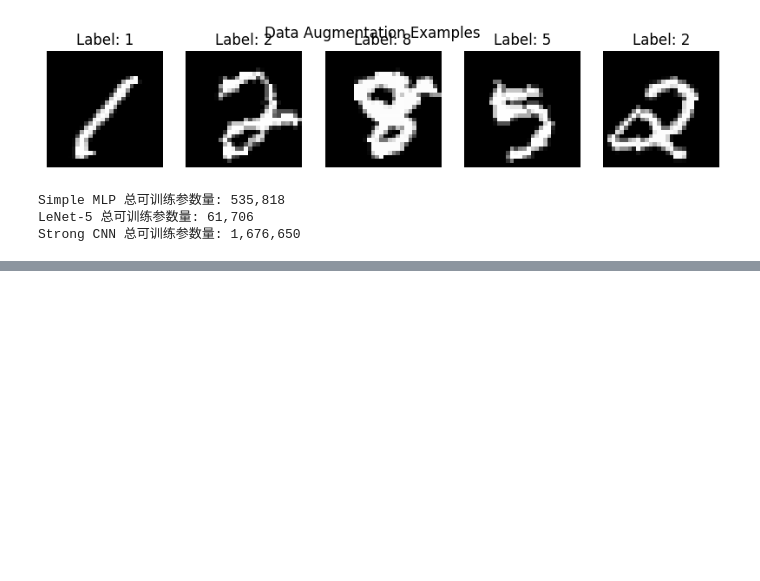
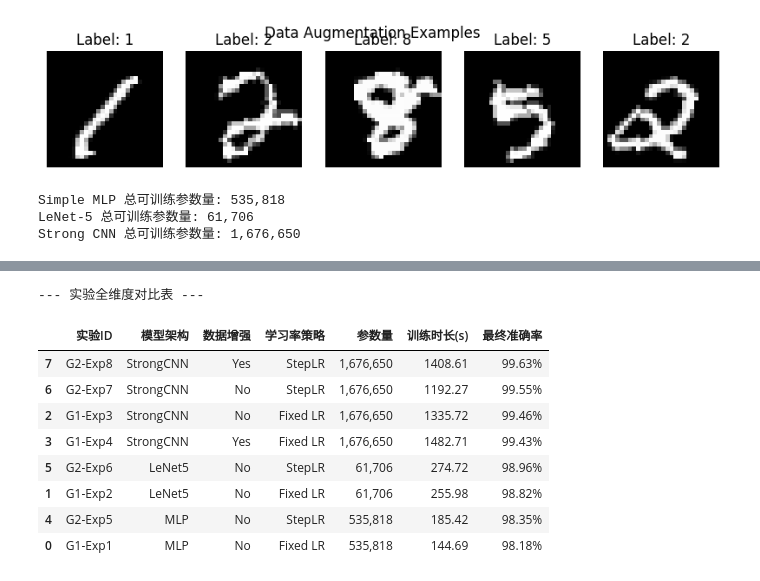
Before and after one commit to CCAAttking7/MNIST_three_method, a Jupyter notebook: mnist_comparsion.ipynb, the cells around one changed output, grey strips where cells are left out. Saved outputs shown, nothing was run; the diff lists cells and outputs as text; code cells hidden in the pictures; blank space fills up the shorter version.

```diff
--- a/mnist_comparsion.ipynb
+++ b/mnist_comparsion.ipynb
@@ -378,0 +392,40 @@ UnboundLocalError: cannot access local variable 'test_loss' where it is not asso
+# %%
+#Cell6 数据汇总表
+
+summary_data = []
+
+for exp_id, res in ALL_RESULTS.items():
+    # 从 exp_id 中解析信息（例如 G1-Exp1）
+    group = "Fixed LR" if "G1" in exp_id else "StepLR"
+
+    # 找到对应的矩阵配置
+    config = next(item for item in CONFIG['experiment_matrix'] if item['id'] == exp_id)
+
+    summary_data.append({
+        "实验ID": exp_id,
+        "模型架构": config['model_type'],
+        "数据增强": "Yes" if config['aug'] else "No",
+        "学习率策略": group,
+        "参数量": f"{res['params']:,}",
+        "训练时长(s)": round(res['duration'], 2),
+        "最终准确率": f"{res['final_acc']*100:.2f}%"
+    })
+
+# 使用 Pandas 转化为 DataFrame 并显示
+df = pd.DataFrame(summary_data)
+# 按准确率降序排列
+df_sorted = df.sort_values(by="最终准确率", ascending=False)
+
+print("--- 实验全维度对比表 ---")
+display(df_sorted)
+# %% [output]
+--- 实验全维度对比表 ---
+|  | 实验ID | 模型架构 | 数据增强 | 学习率策略 | 参数量 | 训练时长(s) | 最终准确率 |
+| 7 | G2-Exp8 | StrongCNN | Yes | StepLR | 1,676,650 | 1408.61 | 99.63% |
+| 6 | G2-Exp7 | StrongCNN | No | StepLR | 1,676,650 | 1192.27 | 99.55% |
+| 2 | G1-Exp3 | StrongCNN | No | Fixed LR | 1,676,650 | 1335.72 | 99.46% |
+| 3 | G1-Exp4 | StrongCNN | Yes | Fixed LR | 1,676,650 | 1482.71 | 99.43% |
+| 5 | G2-Exp6 | LeNet5 | No | StepLR | 61,706 | 274.72 | 98.96% |
+| 1 | G1-Exp2 | LeNet5 | No | Fixed LR | 61,706 | 255.98 | 98.82% |
+| 4 | G2-Exp5 | MLP | No | StepLR | 535,818 | 185.42 | 98.35% |
+| 0 | G1-Exp1 | MLP | No | Fixed LR | 535,818 | 144.69 | 98.18% |
```
Also changed, not shown: parts of 2 cells of this notebook, 1 other file.
